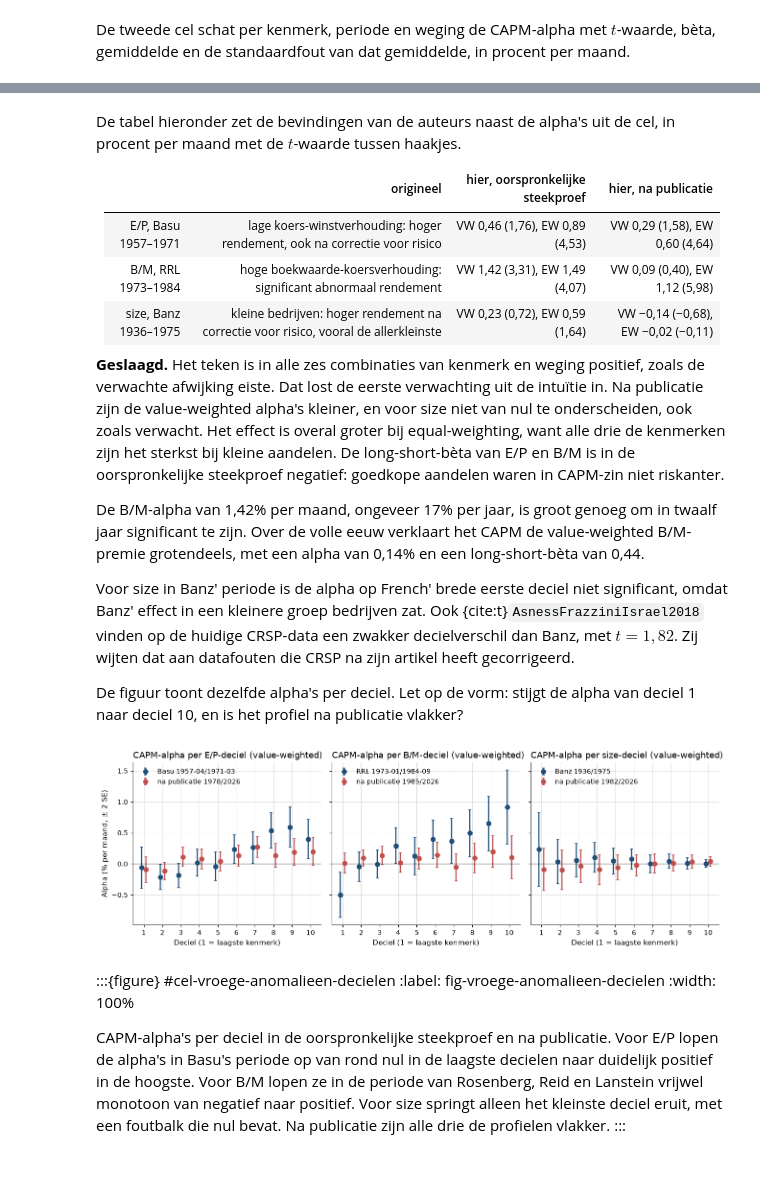
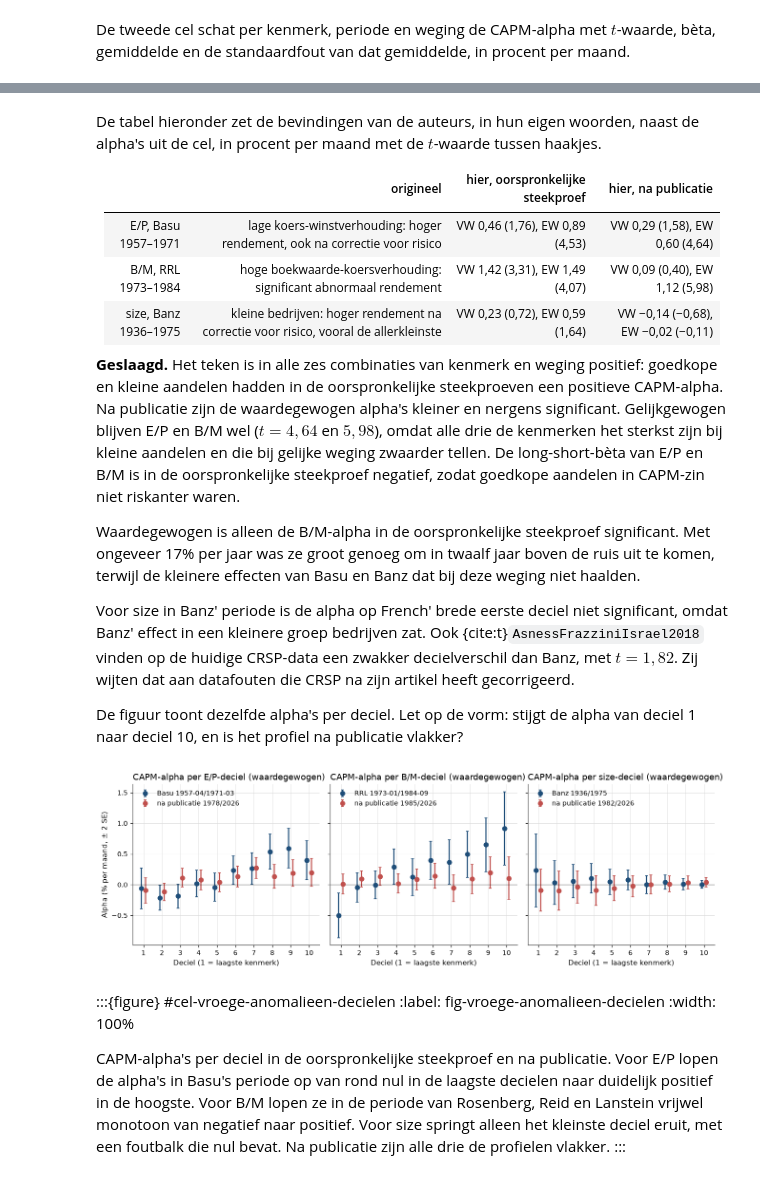
Before and after one commit to MaartenN14/history-asset-pricing, a Jupyter notebook: lectures/03_16_vroege_anomalieen.ipynb, the cells around one changed output, grey strips where cells are left out. Drawn from its saved outputs; the diff is of its cells as text; code cells hidden in the pictures.

```diff
--- a/lectures/03_16_vroege_anomalieen.ipynb
+++ b/lectures/03_16_vroege_anomalieen.ipynb
@@ -860,8 +880,8 @@ ls_table.round(3)
 |  | volledig 1926/2026 | VW | 0.115 | 0.580 | 0.462 | 0.436 | 0.209 | 1201.0 |
 |  |  | EW | 0.469 | 2.130 | 0.424 | 0.763 | 0.228 | 1201.0 |
 # %% [markdown]
-De tabel hieronder zet de bevindingen van de auteurs naast de alpha's uit de cel, in
-procent per maand met de $t$-waarde tussen haakjes.
+De tabel hieronder zet de bevindingen van de auteurs, in hun eigen woorden, naast de
+alpha's uit de cel, in procent per maand met de $t$-waarde tussen haakjes.
 
 | | origineel | hier, oorspronkelijke steekproef | hier, na publicatie |
 |---|---|---|---|
@@ -869,18 +889,17 @@ procent per maand met de $t$-waarde tussen haakjes.
 | B/M, RRL 1973–1984 | hoge boekwaarde-koersverhouding: significant abnormaal rendement | VW 1,42 (3,31), EW 1,49 (4,07) | VW 0,09 (0,40), EW 1,12 (5,98) |
 | size, Banz 1936–1975 | kleine bedrijven: hoger rendement na correctie voor risico, vooral de allerkleinste | VW 0,23 (0,72), EW 0,59 (1,64) | VW −0,14 (−0,68), EW −0,02 (−0,11) |
 
-**Geslaagd.** Het teken is in alle zes combinaties van kenmerk en weging positief,
-zoals de verwachte afwijking eiste. Dat lost de eerste verwachting uit de intuïtie
-in. Na publicatie zijn de value-weighted alpha's kleiner, en voor size niet van nul
-te onderscheiden, ook zoals verwacht. Het effect is overal groter bij
-equal-weighting, want alle drie de kenmerken zijn het sterkst bij kleine aandelen. De long-short-bèta van E/P en B/M is in de
-oorspronkelijke steekproef negatief: goedkope aandelen waren in CAPM-zin niet
-riskanter.
+**Geslaagd.** Het teken is in alle zes combinaties van kenmerk en weging positief:
+goedkope en kleine aandelen hadden in de oorspronkelijke steekproeven een positieve
+CAPM-alpha. Na publicatie zijn de waardegewogen alpha's kleiner en nergens significant.
+Gelijkgewogen blijven E/P en B/M wel ($t = 4{,}64$ en $5{,}98$), omdat alle drie de
+kenmerken het sterkst zijn bij kleine aandelen en die bij gelijke weging zwaarder tellen. De
+long-short-bèta van E/P en B/M is in de oorspronkelijke steekproef negatief, zodat
+goedkope aandelen in CAPM-zin niet riskanter waren.
 
-De B/M-alpha van 1,42% per maand, ongeveer 17% per jaar, is groot genoeg om in
-twaalf jaar significant te zijn. Over de volle eeuw verklaart het CAPM de
-value-weighted B/M-premie grotendeels, met een alpha van 0,14% en een
-long-short-bèta van 0,44.
+Waardegewogen is alleen de B/M-alpha in de oorspronkelijke steekproef significant.
+Met ongeveer 17% per jaar was ze groot genoeg om in twaalf jaar boven de ruis uit te
+komen, terwijl de kleinere effecten van Basu en Banz dat bij deze weging niet haalden.
 
 Voor size in Banz' periode is de alpha op French' brede eerste deciel niet
 significant, omdat Banz' effect in een kleinere groep bedrijven zat. Ook
@@ -893,23 +912,23 @@ deciel 1 naar deciel 10, en is het profiel na publicatie vlakker?
 # %%
 decile_periods = {"E/P": list(periods["E/P"].items())[:2], "B/M": list(periods["B/M"].items())[:2],
                   "size": list(periods["size"].items())[:2]}
 fig, axes = plt.subplots(1, 3, figsize=(12, 4.0), sharey=True)
 for ax, (sort, spans) in zip(axes, decile_periods.items()):
     for (label, (a, b)), color, shift in zip(spans, hap.plotting.COLORS, (-0.12, 0.12)):
         table = pd.DataFrame({d: capm_row(panels[(sort, "VW")][d].loc[a:b]) for d in deciles}).T
         se_alpha = table["alpha (% p.m.)"] / table["t(alpha)"]
         ax.errorbar(np.arange(1, 11) + shift, table["alpha (% p.m.)"], yerr=2 * se_alpha,
                     fmt="o", capsize=2, color=color, label=label)
     ax.axhline(0, color="black", lw=0.8)
-    ax.set_title(f"CAPM-alpha per {sort}-deciel (value-weighted)")
+    ax.set_title(f"CAPM-alpha per {sort}-deciel (waardegewogen)")
     ax.set_xlabel("Deciel (1 = laagste kenmerk)")
     ax.set_xticks(range(1, 11))
     ax.legend(loc="upper left")
 axes[0].set_ylabel("Alpha (% per maand, ± 2 SE)")
 fig.tight_layout()
 plt.show()
 # %% [output]
-[figure, old version]
+[figure, new version]
 # %% [markdown]
 :::{figure} #cel-vroege-anomalieen-decielen
 :label: fig-vroege-anomalieen-decielen
```
Also changed, not shown: parts of 16 cells of this notebook, 4 other files.
